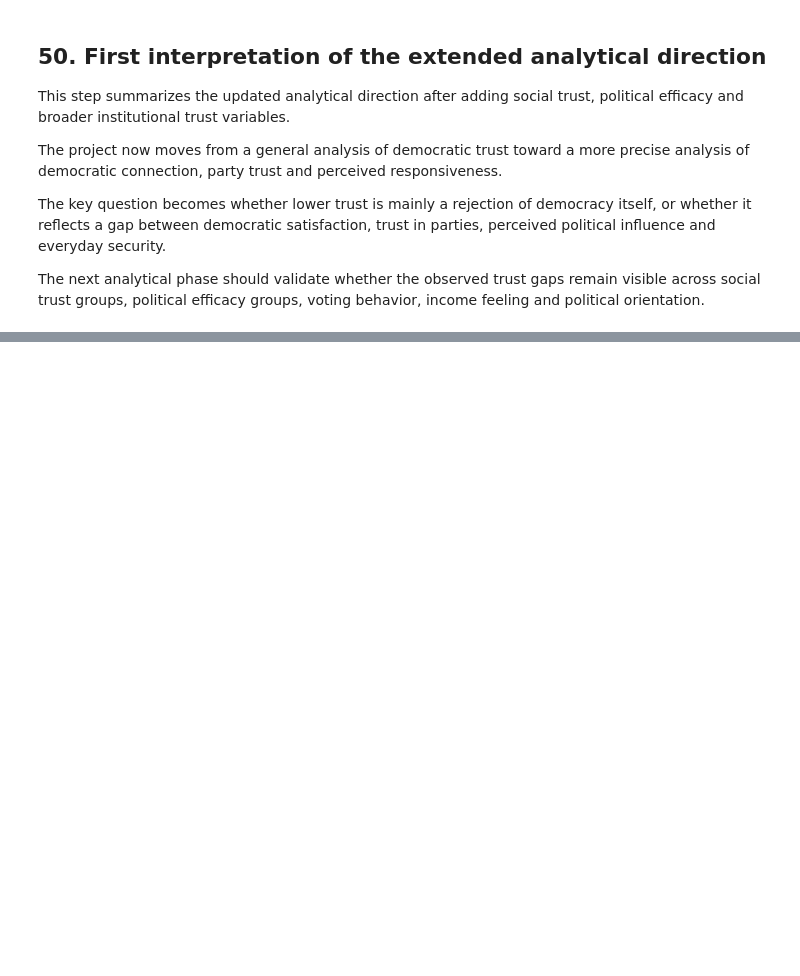
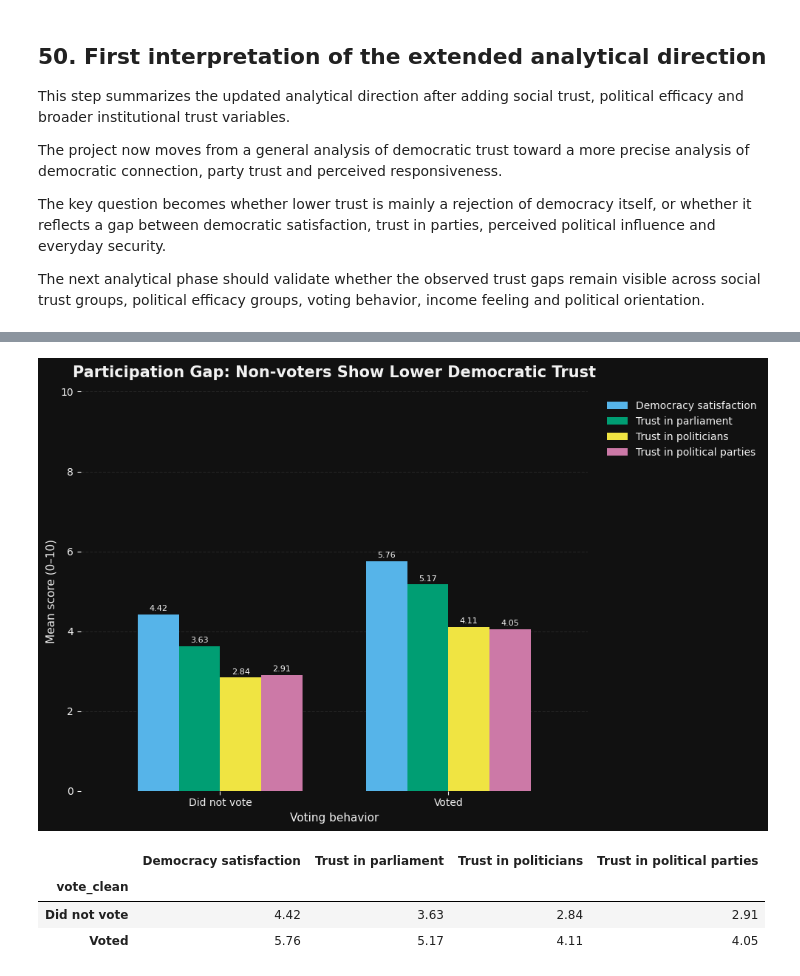
Before and after one commit to kainaegle/democratic-connection-ess11-germany, a Jupyter notebook: notebooks/01_ess11_germany_eda.ipynb, the cells around one changed output, grey strips where cells are left out. Saved outputs shown, nothing was run; the diff lists cells and outputs as text; code cells hidden in the pictures; blank space fills up the shorter version.

```diff
--- a/notebooks/01_ess11_germany_eda.ipynb
+++ b/notebooks/01_ess11_germany_eda.ipynb
@@ -1209,0 +1502,80 @@ The next analytical phase should validate whether the observed trust gaps remain
+# %%
+# 51.4 Visualize democratic trust by voting behavior with accessible dark theme
+
+vote_plot = (
+    df_core.groupby("vote_clean")[
+        ["stfdem", "trstprl", "trstplt", "trstprt"]
+    ]
+    .mean()
+    .round(2)
+)
+
+vote_plot = vote_plot.rename(columns={
+    "stfdem": "Democracy satisfaction",
+    "trstprl": "Trust in parliament",
+    "trstplt": "Trust in politicians",
+    "trstprt": "Trust in political parties"
+})
+
+dark_bg = "#111111"
+text_col = "#F2F2F2"
+grid_col = "#333333"
+
+palette = ["#56B4E9", "#009E73", "#F0E442", "#CC79A7"]
+
+fig, ax = plt.subplots(figsize=(10, 6.5))
+fig.patch.set_facecolor(dark_bg)
+ax.set_facecolor(dark_bg)
+
+vote_plot.plot(
+    kind="bar",
+    ax=ax,
+    color=palette,
+    width=0.72
+)
+
+ax.set_title(
+    "Participation Gap: Non-voters Show Lower Democratic Trust",
+    color=text_col,
+    fontsize=15,
+    weight="bold",
+    pad=14
+)
+
+ax.set_xlabel("Voting behavior", color=text_col, fontsize=11)
+ax.set_ylabel("Mean score (0–10)", color=text_col, fontsize=11)
+ax.set_ylim(0, 10)
+
+ax.tick_params(axis="x", colors=text_col, rotation=0)
+ax.tick_params(axis="y", colors=text_col)
+
+ax.yaxis.grid(True, color=grid_col, linestyle="--", alpha=0.6)
+ax.set_axisbelow(True)
+
+for spine in ax.spines.values():
+    spine.set_visible(False)
+
+legend = ax.legend(
+    title="",
+    bbox_to_anchor=(1.02, 1),
+    loc="upper left",
+    frameon=False
+)
+
+for text in legend.get_texts():
+    text.set_color(text_col)
+
+for container in ax.containers:
+    ax.bar_label(container, fmt="%.2f", label_type="edge", color=text_col, fontsize=8, padding=2)
+
+plt.tight_layout()
+plt.savefig(viz_path / "04_participation_gap_dark.png", dpi=300, bbox_inches="tight", facecolor=fig.get_facecolor())
+plt.show()
+
+vote_plot
+# %% [output]
+[figure, added]
+|  | Democracy satisfaction | Trust in parliament | Trust in politicians | Trust in political parties |
+| vote_clean |  |  |  |  |
+| Did not vote | 4.42 | 3.63 | 2.84 | 2.91 |
+| Voted | 5.76 | 5.17 | 4.11 | 4.05 |
```
Also changed, not shown: parts of 12 cells of this notebook, 6 other files.
